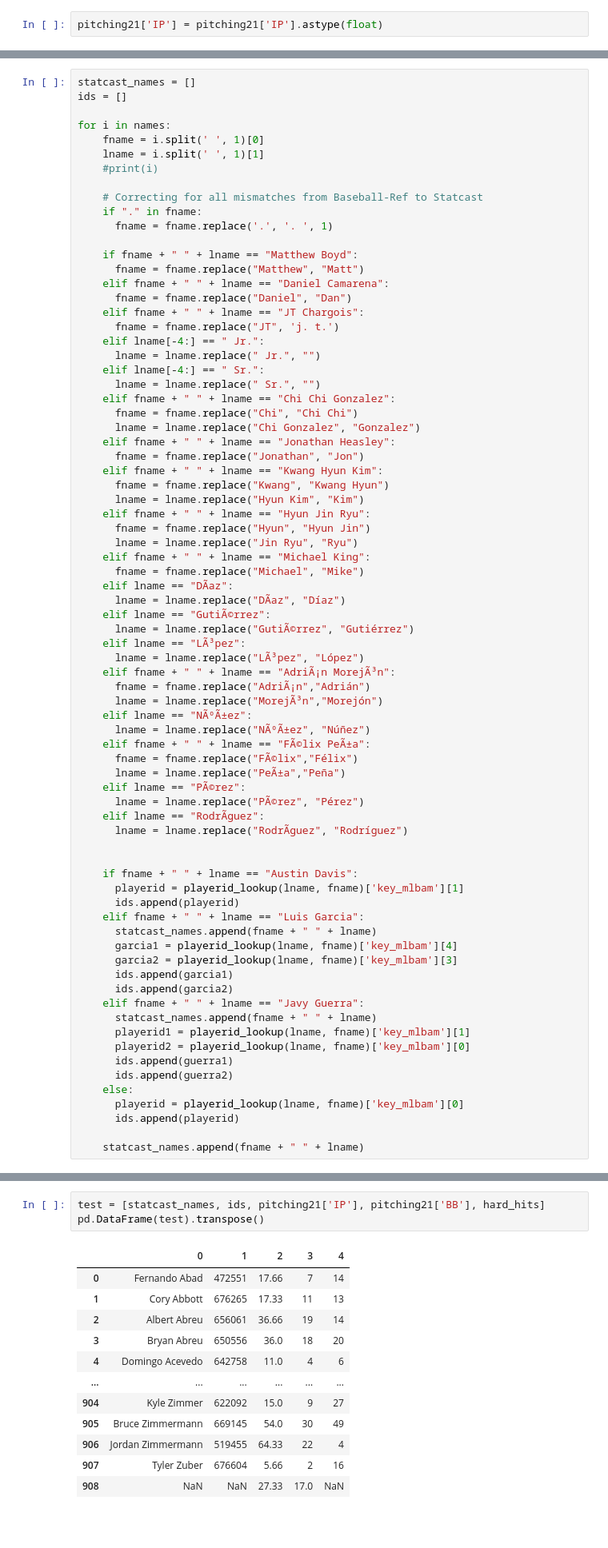
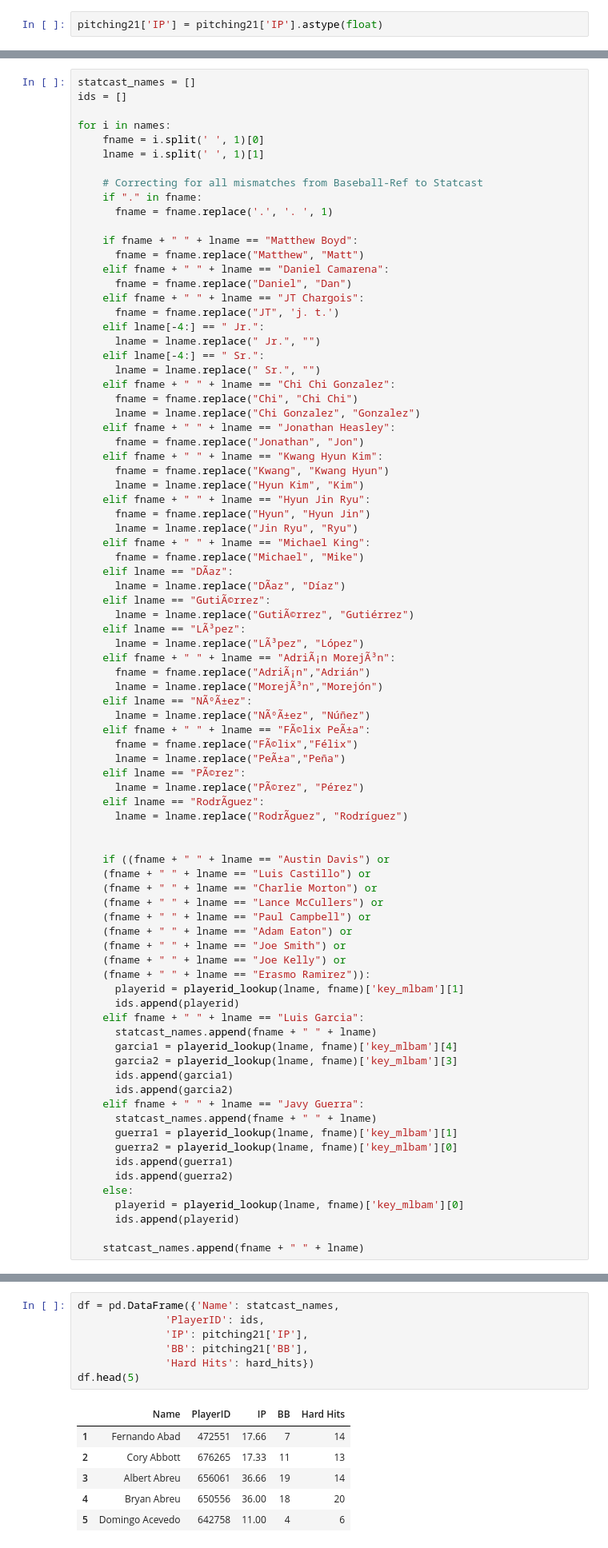
Before and after one commit to joshsalce/WHHIP, a Jupyter notebook: HH_WHIP_2021.ipynb, the cells around one changed output, grey strips where cells are left out. Shown: that part at 80% size. Drawn from its saved outputs; the diff is of its cells as text; blank space fills up the shorter version.

```diff
--- a/HH_WHIP_2021.ipynb
+++ b/HH_WHIP_2021.ipynb
@@ -47,7 +65,6 @@ ids = []
 for i in names:
     fname = i.split(' ', 1)[0]
     lname = i.split(' ', 1)[1]
-    #print(i)
 
     # Correcting for all mismatches from Baseball-Ref to Statcast
     if "." in fname:
@@ -96,7 +113,15 @@ for i in names:
       lname = lname.replace("RodrÃ­guez", "Rodríguez")
 
 
-    if fname + " " + lname == "Austin Davis":
+    if ((fname + " " + lname == "Austin Davis") or
+    (fname + " " + lname == "Luis Castillo") or
+    (fname + " " + lname == "Charlie Morton") or
+    (fname + " " + lname == "Lance McCullers") or
+    (fname + " " + lname == "Paul Campbell") or
+    (fname + " " + lname == "Adam Eaton") or
+    (fname + " " + lname == "Joe Smith") or
+    (fname + " " + lname == "Joe Kelly") or
+    (fname + " " + lname == "Erasmo Ramirez")):
       playerid = playerid_lookup(lname, fname)['key_mlbam'][1]
       ids.append(playerid)
     elif fname + " " + lname == "Luis Garcia":
@@ -107,8 +132,8 @@ for i in names:
       ids.append(garcia2)
     elif fname + " " + lname == "Javy Guerra":
       statcast_names.append(fname + " " + lname)
-      playerid1 = playerid_lookup(lname, fname)['key_mlbam'][1]
-      playerid2 = playerid_lookup(lname, fname)['key_mlbam'][0]
+      guerra1 = playerid_lookup(lname, fname)['key_mlbam'][1]
+      guerra2 = playerid_lookup(lname, fname)['key_mlbam'][0]
       ids.append(guerra1)
       ids.append(guerra2)
     else:
@@ -192,16 +160,14 @@ Gathering Player Data
 # %%
-test = [statcast_names, ids, pitching21['IP'], pitching21['BB'], hard_hits]
-pd.DataFrame(test).transpose()
+df = pd.DataFrame({'Name': statcast_names,
+              'PlayerID': ids,
+              'IP': pitching21['IP'],
+              'BB': pitching21['BB'],
+              'Hard Hits': hard_hits})
+df.head(5)
 # %% [output]
-|  | 0 | 1 | 2 | 3 | 4 |
-| 0 | Fernando Abad | 472551 | 17.66 | 7 | 14 |
-| 1 | Cory Abbott | 676265 | 17.33 | 11 | 13 |
-| 2 | Albert Abreu | 656061 | 36.66 | 19 | 14 |
-| 3 | Bryan Abreu | 650556 | 36.0 | 18 | 20 |
-| 4 | Domingo Acevedo | 642758 | 11.0 | 4 | 6 |
-| ... | ... | ... | ... | ... | ... |
-| 904 | Kyle Zimmer | 622092 | 15.0 | 9 | 27 |
-| 905 | Bruce Zimmermann | 669145 | 54.0 | 30 | 49 |
-| 906 | Jordan Zimmermann | 519455 | 64.33 | 22 | 4 |
-| 907 | Tyler Zuber | 676604 | 5.66 | 2 | 16 |
-| 908 | NaN | NaN | 27.33 | 17.0 | NaN |
+|  | Name | PlayerID | IP | BB | Hard Hits |
+| 1 | Fernando Abad | 472551 | 17.66 | 7 | 14 |
+| 2 | Cory Abbott | 676265 | 17.33 | 11 | 13 |
+| 3 | Albert Abreu | 656061 | 36.66 | 19 | 14 |
+| 4 | Bryan Abreu | 650556 | 36.00 | 18 | 20 |
+| 5 | Domingo Acevedo | 642758 | 11.00 | 4 | 6 |
```
Also changed, not shown: parts of 9 cells of this notebook.
